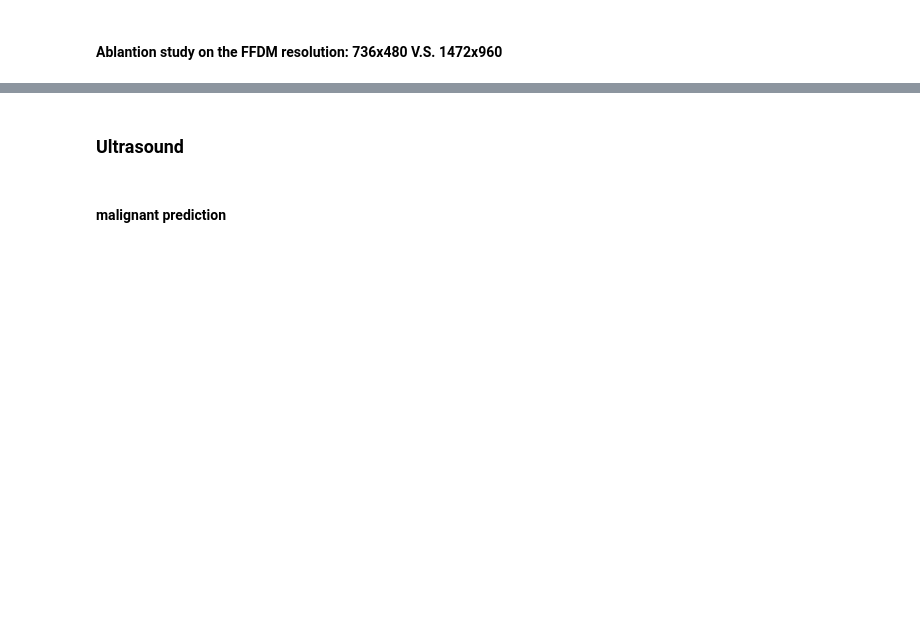
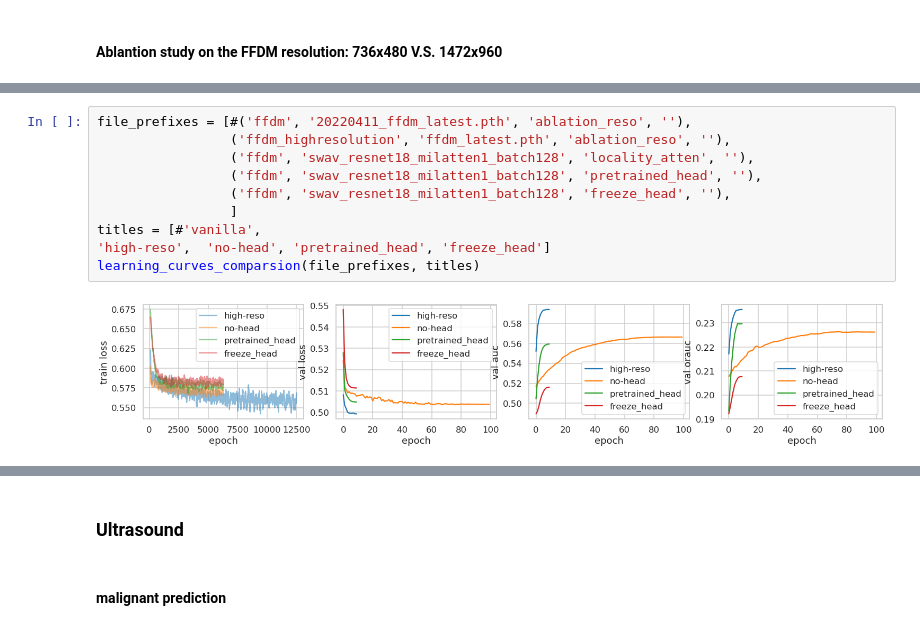
Before and after one commit to wooginawunan/mmselfsup, a Jupyter notebook: notebooks/analysis.ipynb, the cells around one changed output, grey strips where cells are left out. Saved outputs shown, nothing was run; the diff lists cells and outputs as text; blank space fills up the shorter version.

```diff
--- a/notebooks/analysis.ipynb
+++ b/notebooks/analysis.ipynb
@@ -187,0 +222,12 @@ learning_curves_comparsion(file_prefixes, titles)
+# %%
+file_prefixes = [#('ffdm', '20220411_ffdm_latest.pth', 'ablation_reso', ''),
+                 ('ffdm_highresolution', 'ffdm_latest.pth', 'ablation_reso', ''),
+                 ('ffdm', 'swav_resnet18_milatten1_batch128', 'locality_atten', ''),
+                 ('ffdm', 'swav_resnet18_milatten1_batch128', 'pretrained_head', ''),
+                 ('ffdm', 'swav_resnet18_milatten1_batch128', 'freeze_head', ''),
+                 ]
+titles = [#'vanilla',
+'high-reso',  'no-head', 'pretrained_head', 'freeze_head']
+learning_curves_comparsion(file_prefixes, titles)
+# %% [output]
+[figure, added]
```
Also changed, not shown: parts of 16 cells of this notebook, 3 other files.
